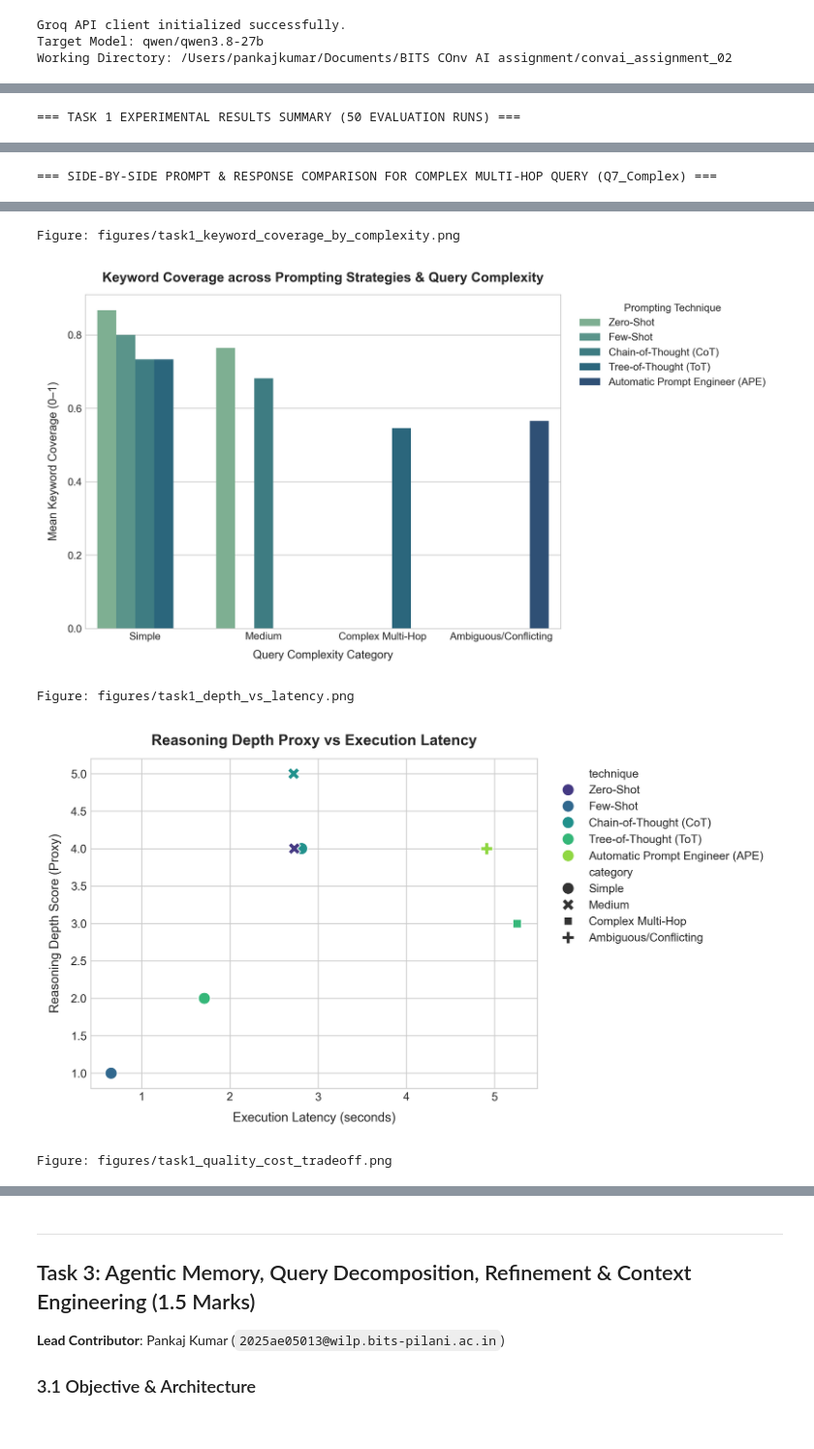
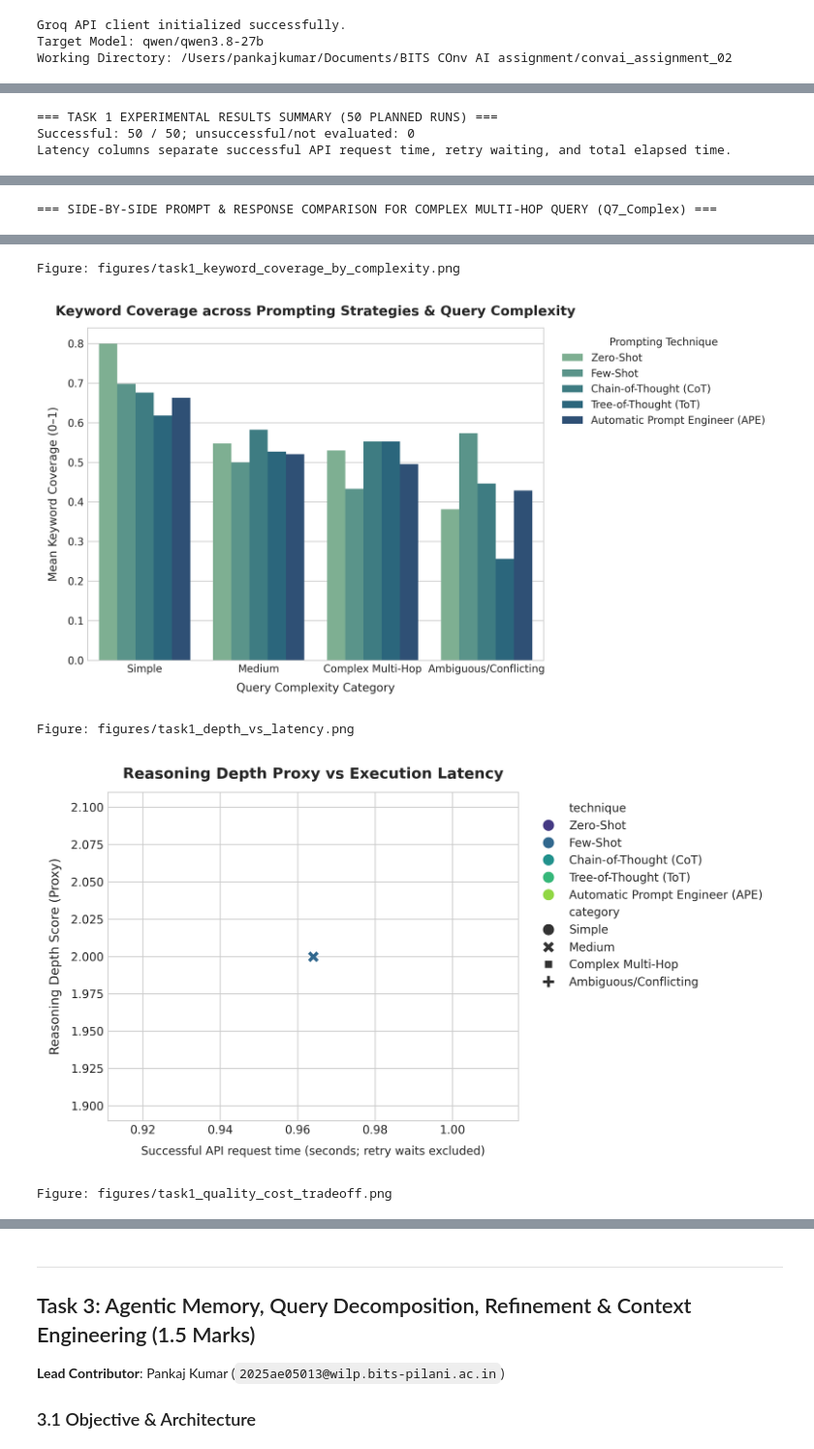
Before and after one commit to pankaj-adeptkart/convai_assignment_02, a Jupyter notebook: Assignment2_PS1_End_to_End_Research_Assistant.ipynb, the cells around one changed output, grey strips where cells are left out. Shown at 97% size. Cells and saved outputs as stored; diff of their text form; code cells hidden in the pictures.

```diff
--- a/Assignment2_PS1_End_to_End_Research_Assistant.ipynb
+++ b/Assignment2_PS1_End_to_End_Research_Assistant.ipynb
@@ -97,9 +98,13 @@ We benchmark **5 Prompting Techniques**:
 df_task1 = pd.read_json("data/task1_results.json")
 
 # Display Tabular Comparison: Question, Category, Technique, Snippets, and Metrics
-display_cols = ["question_id", "category", "technique", "keyword_coverage", "reasoning_depth", "latency_sec", "cost_usd"]
-summary_table = df_task1[display_cols].sort_values(by=["category", "question_id", "keyword_coverage"], ascending=[True, True, False])
-print("=== TASK 1 EXPERIMENTAL RESULTS SUMMARY (50 EVALUATION RUNS) ===")
+display_cols = ["question_id", "category", "technique", "status", "keyword_coverage", "reasoning_depth", "latency_sec", "cost_usd"]
+summary_table = df_task1[display_cols].copy()
+summary_table["keyword_coverage"] = summary_table["keyword_coverage"].where(summary_table["keyword_coverage"].notna(), "NOT EVALUATED")
+summary_table = summary_table.sort_values(by=["category", "question_id", "technique"], ascending=[True, True, True])
+print("=== TASK 1 EXPERIMENTAL RESULTS SUMMARY (50 PLANNED RUNS) ===")
+print(f"Successful: {(df_task1['status'] == 'success').sum()} / {len(df_task1)}; unsuccessful/not evaluated: {(df_task1['status'] != 'success').sum()}")
+print("Latency columns separate successful API request time, retry waiting, and total elapsed time.")
 display(HTML(summary_table.to_html(index=False, classes="table table-striped table-bordered")))
 
 # Show Detailed Tabular Comparison with Full Prompts and Generated Responses for Representative Complex Query
@@ -116,4 +121,6 @@ for figure_path in ['figures/task1_keyword_coverage_by_complexity.png', 'figures
     else:
         print(f'Figure not found (skipped): {figure_path}')
 # %% [output]
-=== TASK 1 EXPERIMENTAL RESULTS SUMMARY (50 EVALUATION RUNS) ===
+=== TASK 1 EXPERIMENTAL RESULTS SUMMARY (50 PLANNED RUNS) ===
+Successful: 50 / 50; unsuccessful/not evaluated: 0
+Latency columns separate successful API request time, retry waiting, and total elapsed time.
@@ -144,5 +151,5 @@ for figure_path in ['figures/task1_keyword_coverage_by_complexity.png', 'figures
 Figure: figures/task1_keyword_coverage_by_complexity.png
-[figure, old version]
+[figure, new version]
 Figure: figures/task1_depth_vs_latency.png
-[figure, old version]
+[figure, new version]
 Figure: figures/task1_quality_cost_tradeoff.png
```
Also changed, not shown: parts of 23 cells of this notebook, 5 other files.
